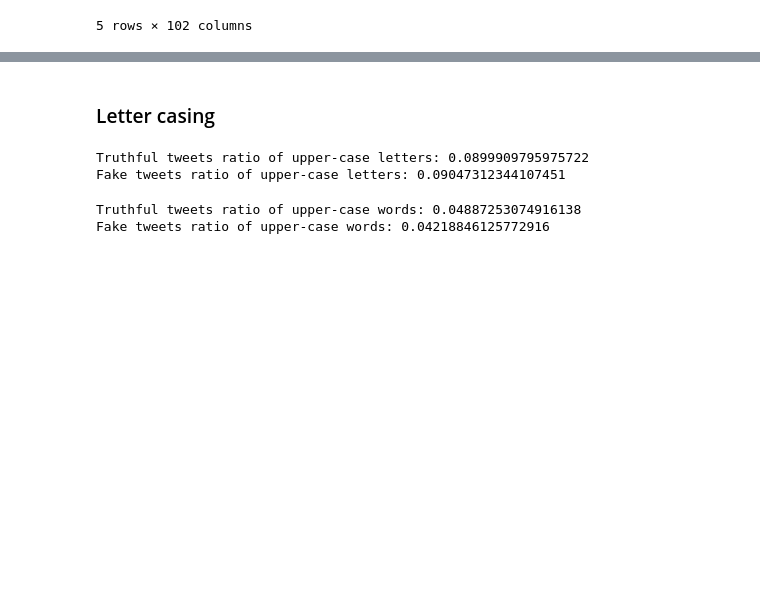
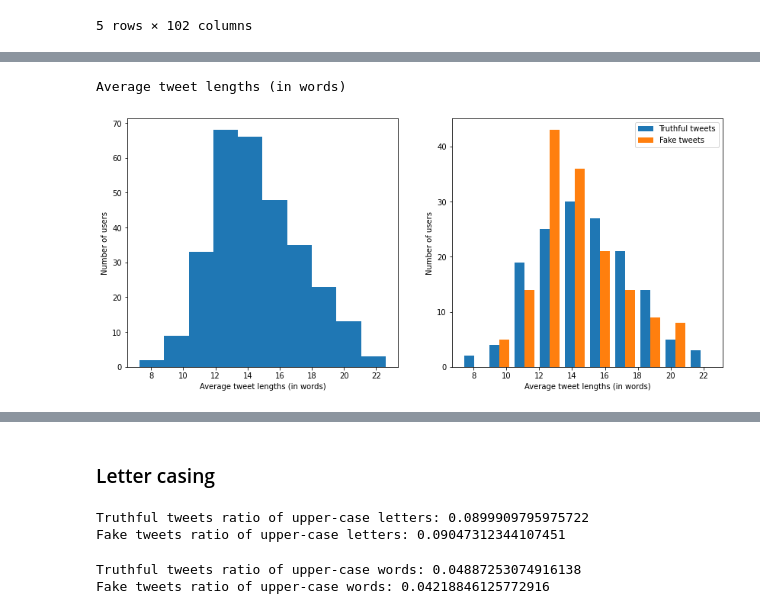
Before and after one commit to Fake-News-Profiling/fnp-models, a Jupyter notebook: classifier/investigate_dataset.ipynb, the cells around one changed output, grey strips where cells are left out. Cells and saved outputs as stored; diff of their text form; code cells hidden in the pictures; blank space fills up the shorter version.

```diff
--- a/classifier/investigate_dataset.ipynb
+++ b/classifier/investigate_dataset.ipynb
@@ -230,0 +109,38 @@ Average compound sentiment for fake tweets: 0.021405973333333342
+# %%
+def remove_punc(text):
+    """ Removes all punctuation from some text (excluding hashtags '#') """
+    punc = set(string.punctuation)
+    prin = set(string.printable)
+    punc.remove("#")
+    return "".join(c.lower() for c in text if c not in punc and c in prin)
+
+def tweets_to_words(data_array):
+    """ Returns a Numpy array where tweets have been split by spaces (after removing punctuation) """
+    return np.asarray([
+        [remove_punc(tweet).split(" ") for tweet in user_tweets]
+        for user_tweets in data_array
+    ])
+# %%
+fig, ax = plt.subplots(ncols=2, figsize=(14, 6))
+
+data_lens = tweet_lengths_per_user(
+    tweets_to_words(data.iloc[:, 2:].values))
+truthful_lens = tweet_lengths_per_user(
+    tweets_to_words(data.loc[data['truth_value'] == '0'].iloc[:, 2:].values))
+fake_lens = tweet_lengths_per_user(
+    tweets_to_words(data.loc[data['truth_value'] == '1'].iloc[:, 2:].values))
+
+# All tweets plot
+ax[0].hist(data_lens[0])
+ax[0].set_ylabel("Number of users")
+ax[0].set_xlabel("Average tweet lengths (in words)")
+
+# Truth label plot
+ax[1].hist((truthful_lens[0], fake_lens[0]), label=("Truthful tweets", "Fake tweets"))
+ax[1].set_ylabel("Number of users")
+ax[1].set_xlabel("Average tweet lengths (in words)")
+ax[1].legend()
+print("Average tweet lengths (in words)")
+# %% [output]
+Average tweet lengths (in words)
+[figure, added]
```
Also changed, not shown: parts of 50 cells of this notebook, 1 other file.
